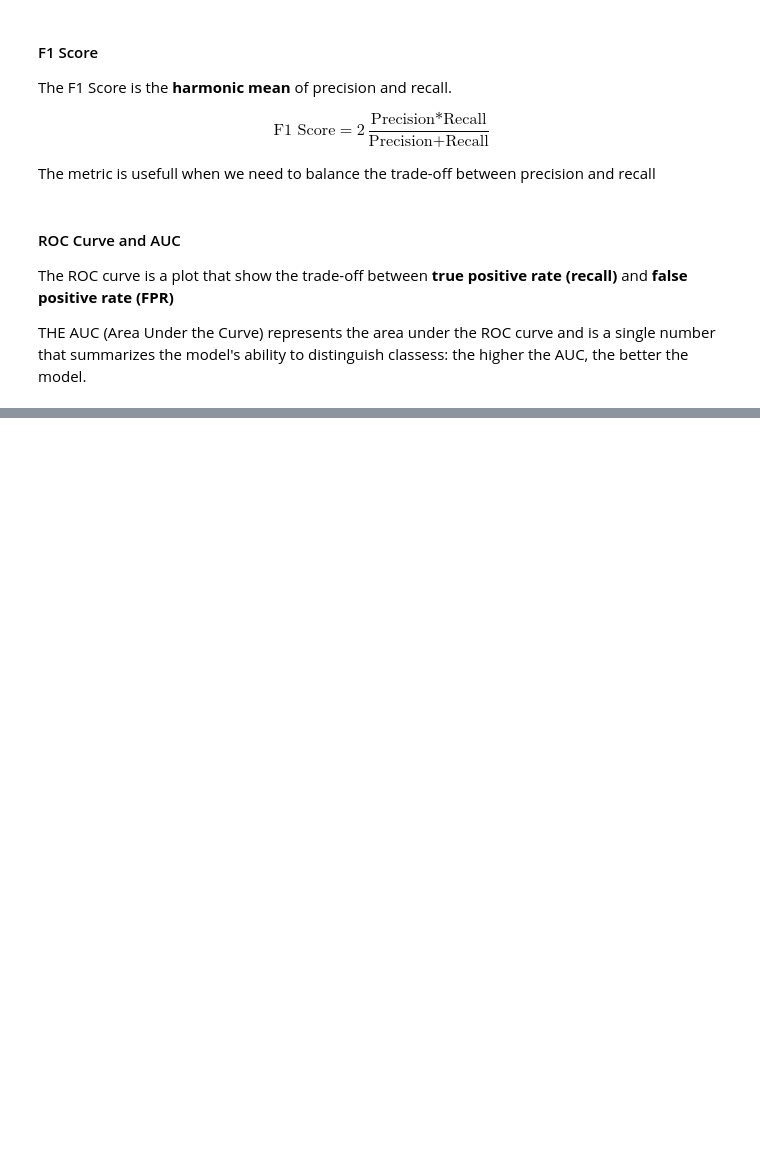
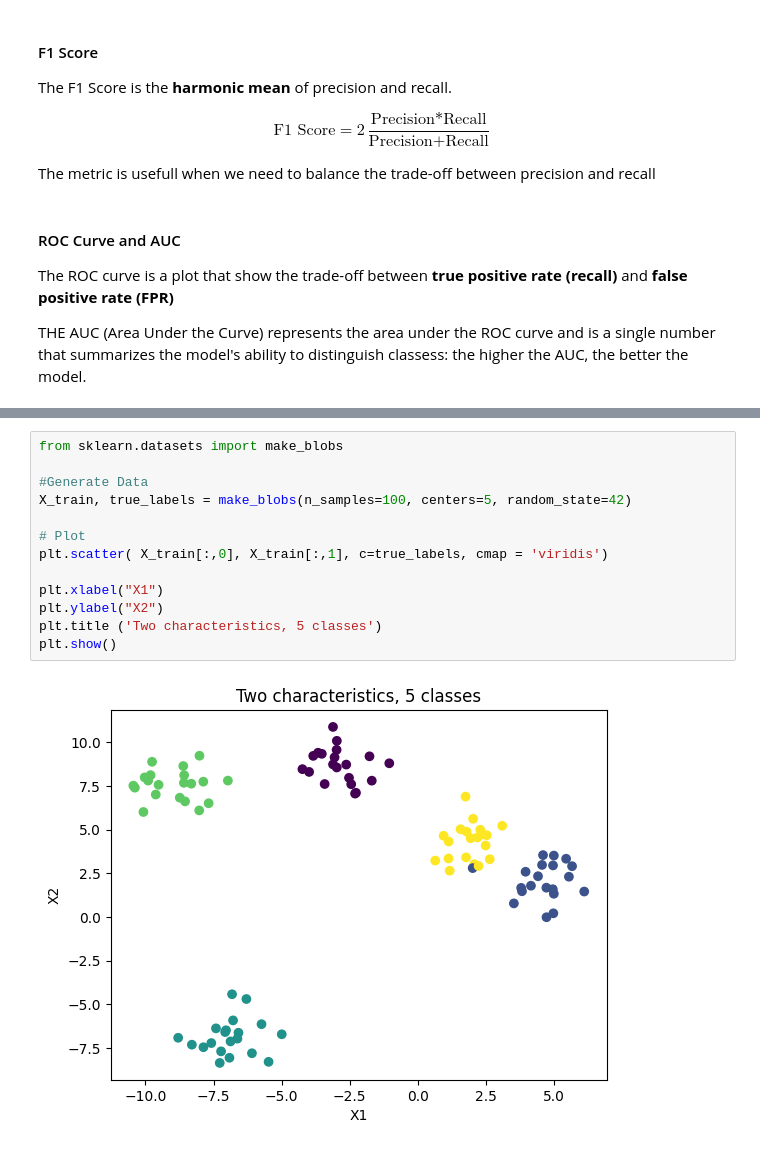
Before and after one commit to curado26/coding_elements, a Jupyter notebook: linear_regression.ipynb, the cells around one changed output, grey strips where cells are left out. Cells and saved outputs as stored; diff of their text form; blank space fills up the shorter version.

```diff
--- a/linear_regression.ipynb
+++ b/linear_regression.ipynb
@@ -533,0 +661,15 @@ THE AUC (Area Under the Curve) represents the area under the ROC curve and is a
+# %%
+from sklearn.datasets import make_blobs
+
+#Generate Data
+X_train, true_labels = make_blobs(n_samples=100, centers=5, random_state=42)
+
+# Plot
+plt.scatter( X_train[:,0], X_train[:,1], c=true_labels, cmap = 'viridis')
+
+plt.xlabel("X1")
+plt.ylabel("X2")
+plt.title ('Two characteristics, 5 classes')
+plt.show()
+# %% [output]
+[figure, added]
```
Also changed, not shown: parts of 4 cells of this notebook, 1 other file.
